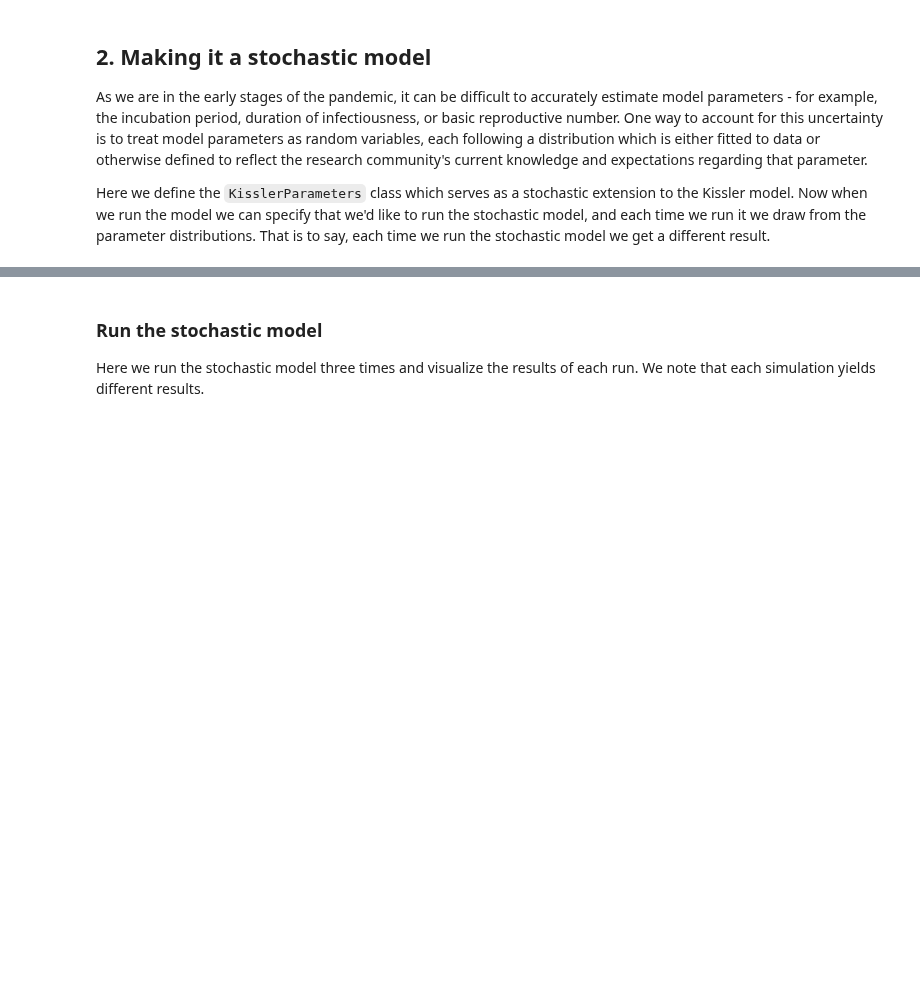
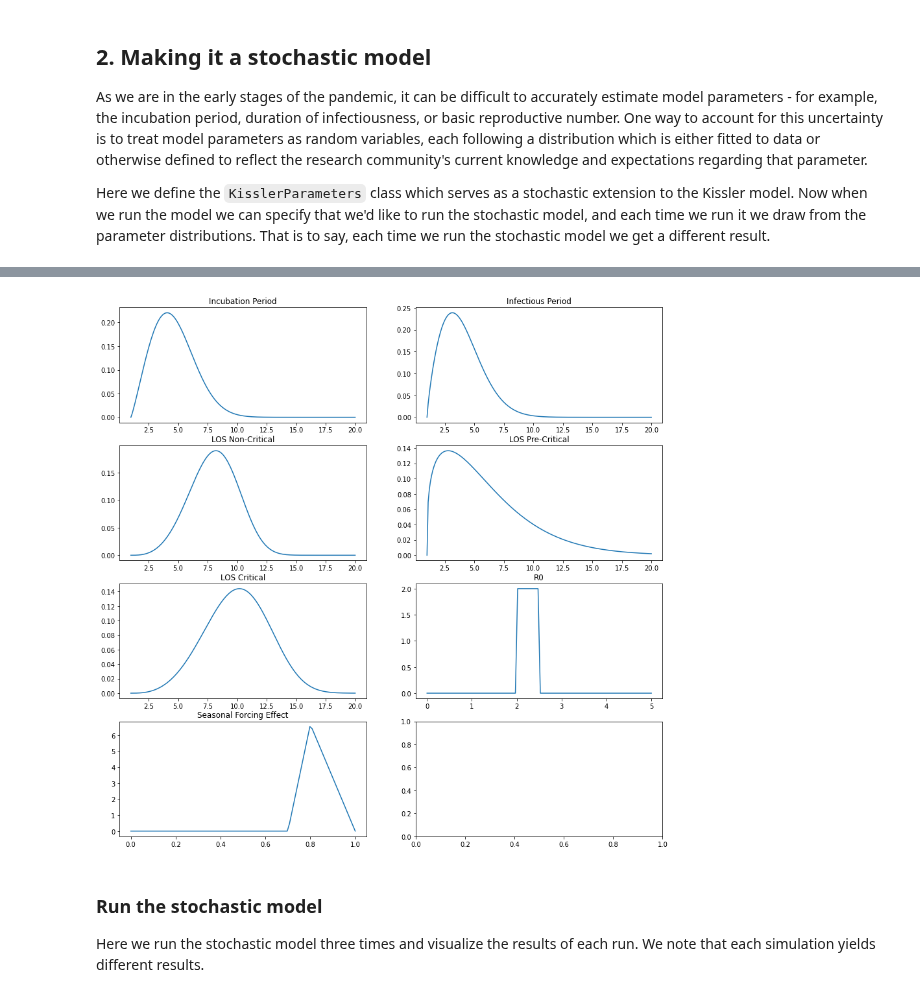
Before and after one commit to uc-cdis/planx-bioinfo-tools, a Jupyter notebook: covid19_notebooks/kisslerModel.ipynb, the cells around one changed output, grey strips where cells are left out. Cells and saved outputs as stored; diff of their text form; code cells hidden in the pictures; blank space fills up the shorter version.

Commit message:
visualize most param distributions

```diff
--- a/covid19_notebooks/kisslerModel.ipynb
+++ b/covid19_notebooks/kisslerModel.ipynb
@@ -403,3 +488,7 @@ array([1.12675669])
+# %%
+KisslerParameters().visualize()
+# %% [output]
+[figure, added]
 # %% [markdown]
 ### Run the stochastic model
 
```
Also changed, not shown: parts of 2 cells of this notebook.
